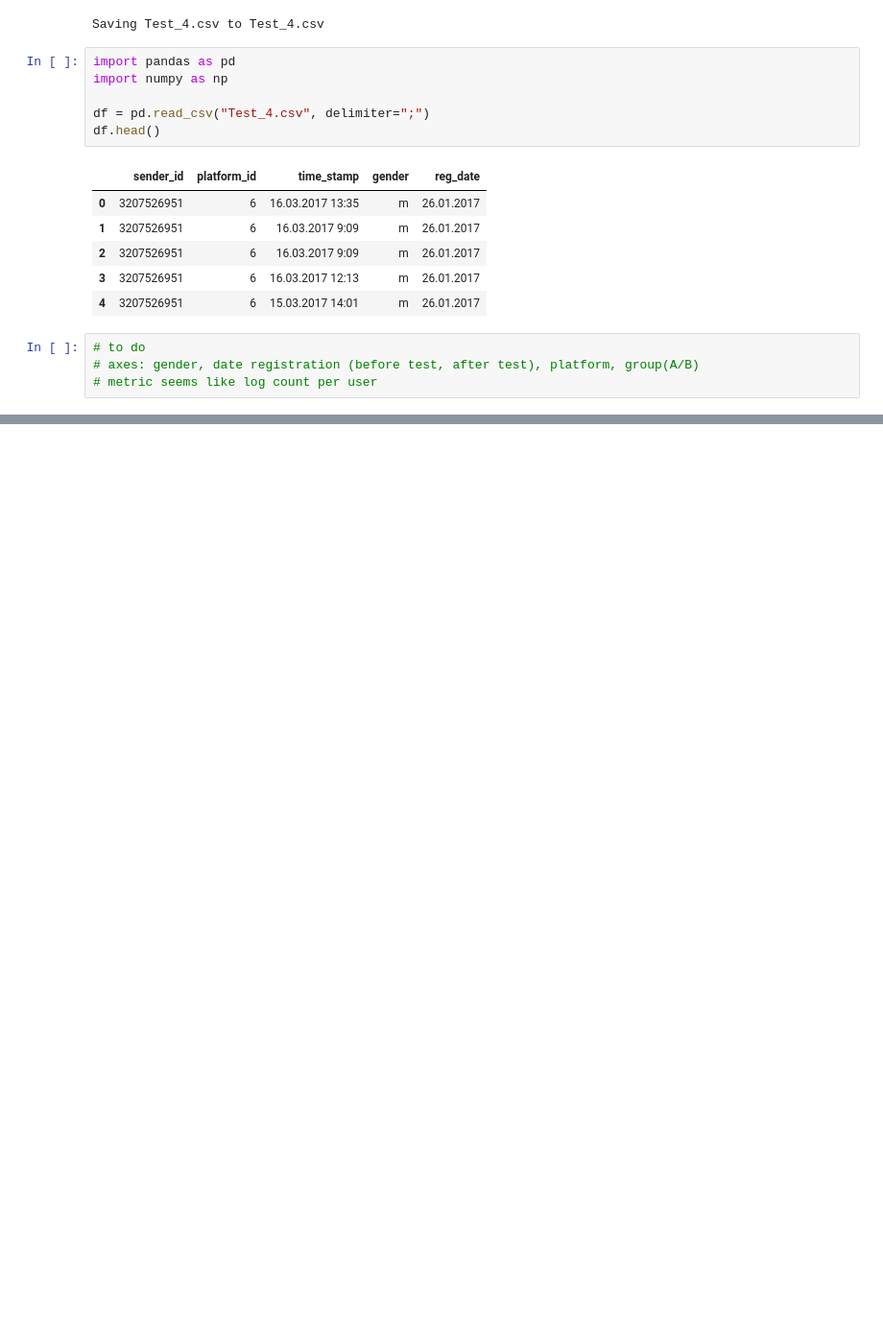
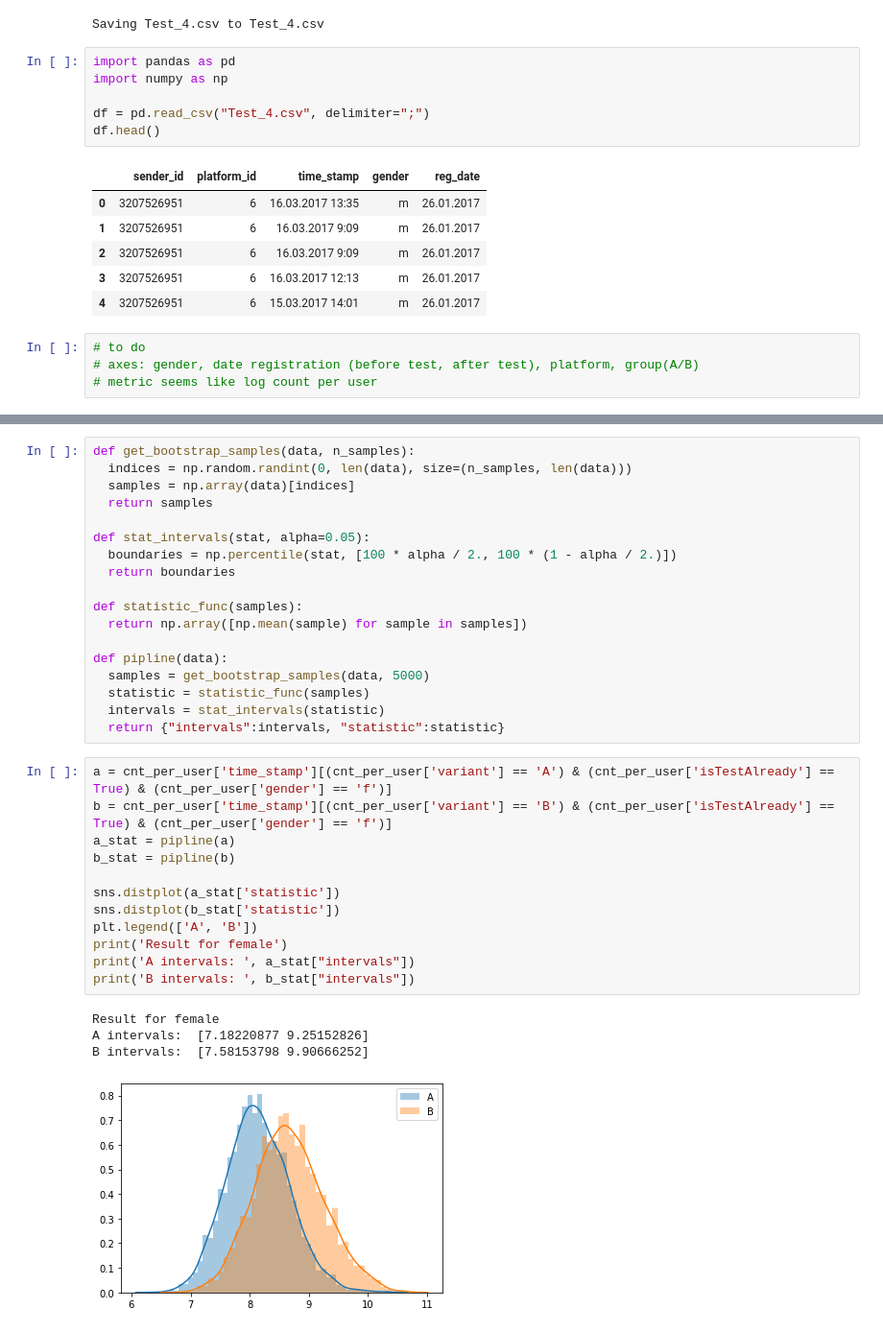
Before and after one commit to Drew128/Task20200209, a Jupyter notebook: Task_test3.ipynb, the cells around one changed output, grey strips where cells are left out. Shown at 96% size. Saved outputs shown, nothing was run; the diff lists cells and outputs as text; blank space fills up the shorter version.

```diff
--- a/Task_test3.ipynb
+++ b/Task_test3.ipynb
@@ -39,0 +242,35 @@ sns.distplot(f)
+# %%
+def get_bootstrap_samples(data, n_samples):
+  indices = np.random.randint(0, len(data), size=(n_samples, len(data)))
+  samples = np.array(data)[indices]
+  return samples
+
+def stat_intervals(stat, alpha=0.05):
+  boundaries = np.percentile(stat, [100 * alpha / 2., 100 * (1 - alpha / 2.)])
+  return boundaries
+
+def statistic_func(samples):
+  return np.array([np.mean(sample) for sample in samples])
+
+def pipline(data):
+  samples = get_bootstrap_samples(data, 5000)
+  statistic = statistic_func(samples)
+  intervals = stat_intervals(statistic)
+  return {"intervals":intervals, "statistic":statistic}
+# %%
+a = cnt_per_user['time_stamp'][(cnt_per_user['variant'] == 'A') & (cnt_per_user['isTestAlready'] == True) & (cnt_per_user['gender'] == 'f')]
+b = cnt_per_user['time_stamp'][(cnt_per_user['variant'] == 'B') & (cnt_per_user['isTestAlready'] == True) & (cnt_per_user['gender'] == 'f')]
+a_stat = pipline(a)
+b_stat = pipline(b)
+
+sns.distplot(a_stat['statistic'])
+sns.distplot(b_stat['statistic'])
+plt.legend(['A', 'B'])
+print('Result for female')
+print('A intervals: ', a_stat["intervals"])
+print('B intervals: ', b_stat["intervals"])
+# %% [output]
+Result for female
+A intervals:  [7.18220877 9.25152826]
+B intervals:  [7.58153798 9.90666252]
+[figure, added]
```
Also changed, not shown: parts of 22 cells of this notebook.
